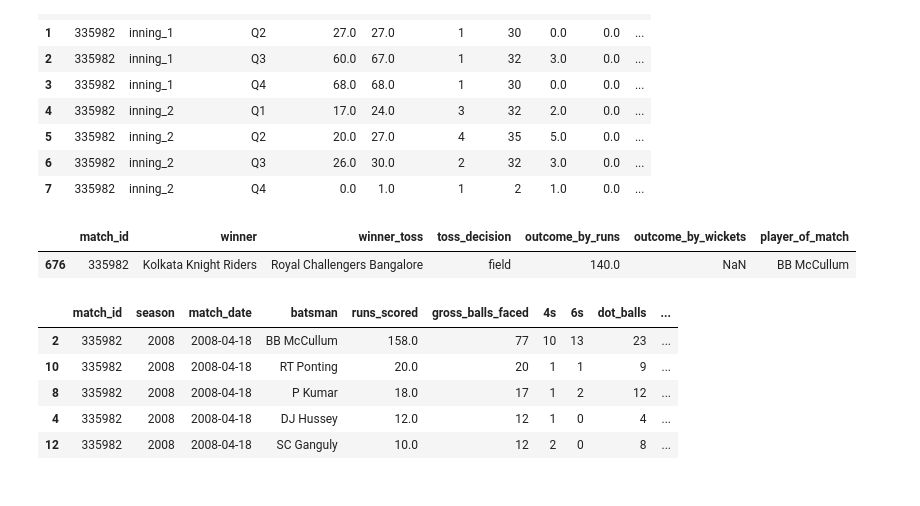
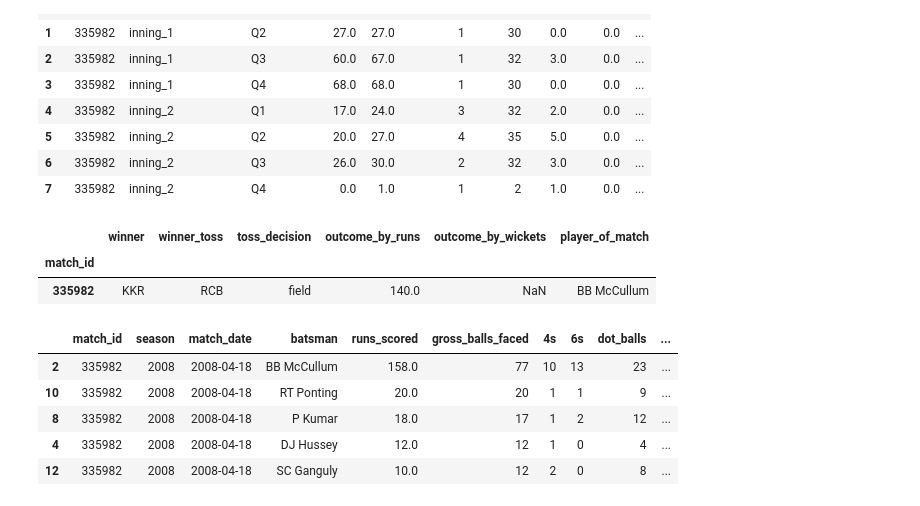
Before and after one commit to ravi-gopalan/ipl_analysis, a Jupyter notebook: ipl_analysis_v3.ipynb, the cells around one changed output. Saved outputs shown, nothing was run; the diff lists cells and outputs as text; code cells hidden in the pictures.

Commit message:
initiated outcome analysis

```diff
--- a/ipl_analysis_v3.ipynb
+++ b/ipl_analysis_v3.ipynb
@@ -1778,10 +1786,11 @@ df_inning_wise.head(8)
 | 6 | 335982 | inning_2 | Q3 | 26.0 | 30.0 | 2 | 32 | 3.0 | 0.0 | ... |
 | 7 | 335982 | inning_2 | Q4 | 0.0 | 1.0 | 1 | 2 | 1.0 | 0.0 | ... |
 # %%
-df_match_summary.query('match_id==335982')[['match_id','winner','winner_toss','toss_decision','outcome_by_runs','outcome_by_wickets','player_of_match']]
+df_match_summary.query('match_id==335982')[['winner','winner_toss','toss_decision','outcome_by_runs','outcome_by_wickets','player_of_match']]
 # %% [output]
-|  | match_id | winner | winner_toss | toss_decision | outcome_by_runs | outcome_by_wickets | player_of_match |
-| 676 | 335982 | Kolkata Knight Riders | Royal Challengers Bangalore | field | 140.0 | NaN | BB McCullum |
+|  | winner | winner_toss | toss_decision | outcome_by_runs | outcome_by_wickets | player_of_match |
+| match_id |  |  |  |  |  |  |
+| 335982 | KKR | RCB | field | 140.0 | NaN | BB McCullum |
 # %%
 df_batsman.query('match_id==335982').sort_values(by='runs_scored',ascending=False).head(5)
 # %% [output]
```
Also changed, not shown: parts of 10 cells of this notebook.
